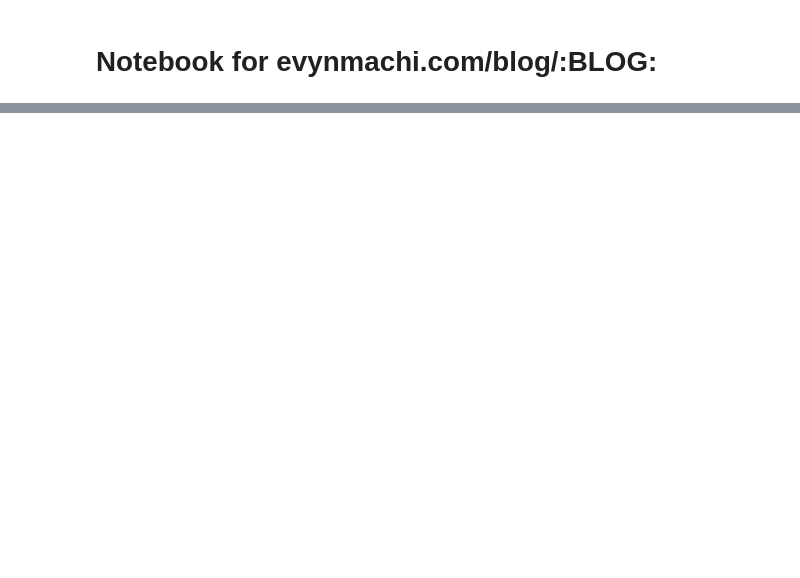
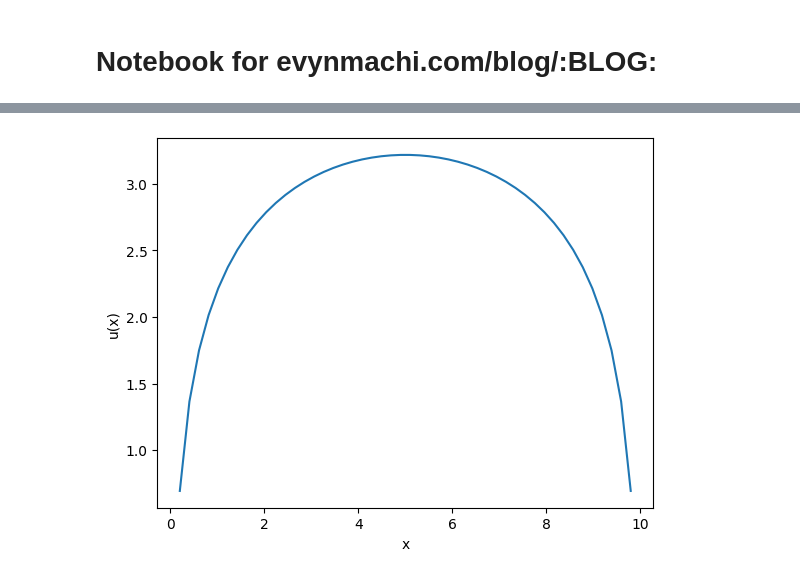
Before and after one commit to SirRender00/notebooks, a Jupyter notebook: notebooks/cooperation-selfishness-1/cooperation-selfishness-1.ipynb, the cells around one changed output, grey strips where cells are left out. Saved outputs shown, nothing was run; the diff lists cells and outputs as text; code cells hidden in the pictures; blank space fills up the shorter version.

```diff
--- a/notebooks/cooperation-selfishness-1/cooperation-selfishness-1.ipynb
+++ b/notebooks/cooperation-selfishness-1/cooperation-selfishness-1.ipynb
@@ -16,0 +24,14 @@ plt.show()
+# %%
+def u(x):
+    return np.log(x) + np.log(10-x)
+# %%
+X = np.linspace(0, 10)
+plt.plot(X, u(X))
+
+plt.xlabel("x")
+plt.ylabel("u(x)")
+
+plt.savefig(out / "multivar-utility.png")
+plt.show()
+# %% [output]
+[figure, added]
```
Also changed, not shown: parts of 7 cells of this notebook, 4 other files.
